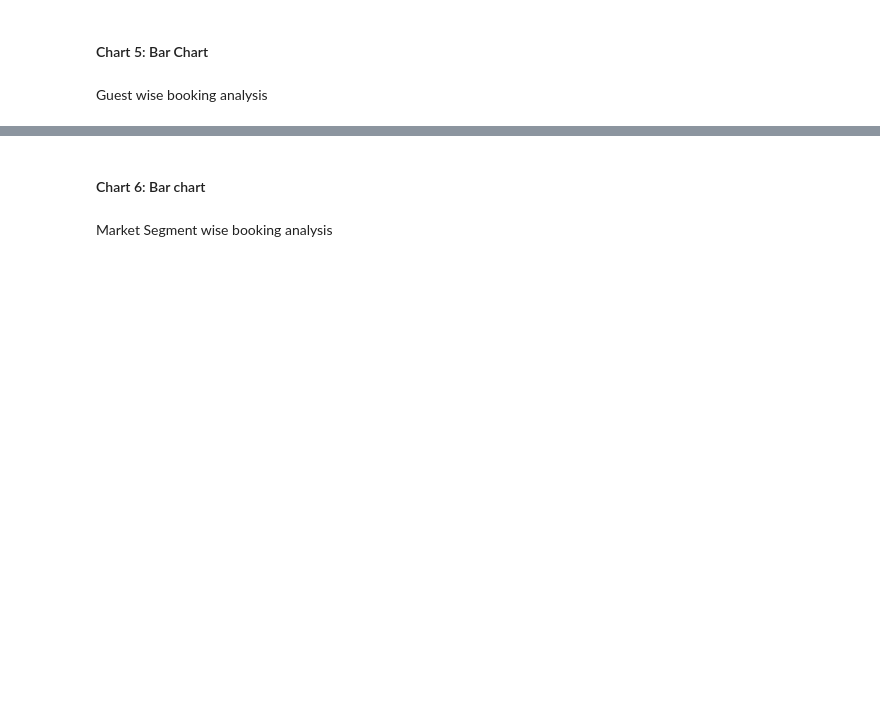
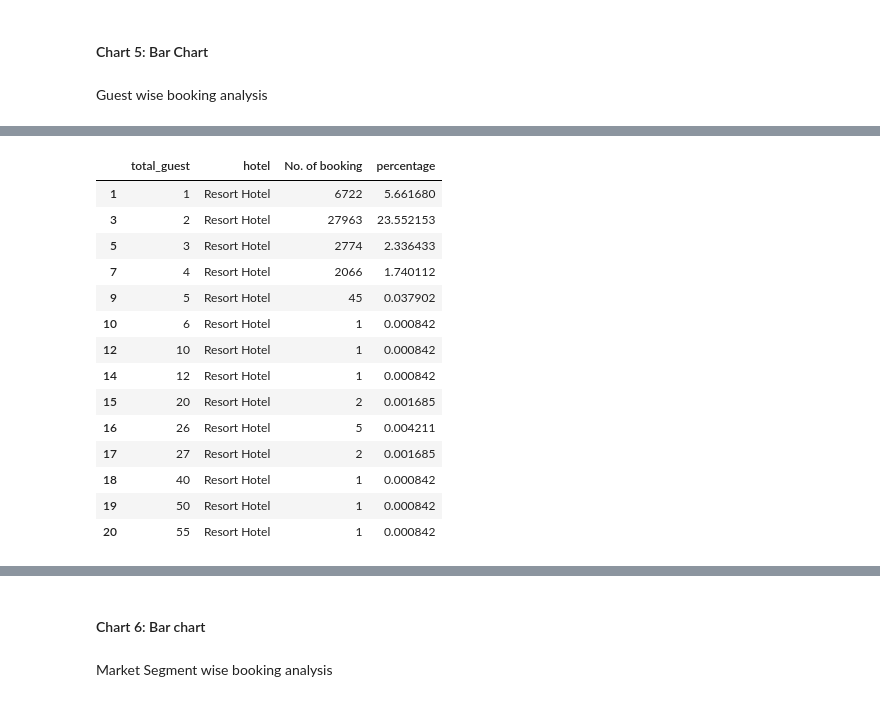
Before and after one commit to Codewith-Soumya/Hotel-Booking-Analysis, a Jupyter notebook: Hotel_booking_analysis_coding_Capstrone_Project_2.ipynb, the cells around one changed output, grey strips where cells are left out. Drawn from its saved outputs; the diff is of its cells as text; code cells hidden in the pictures; blank space fills up the shorter version.

```diff
--- a/Hotel_booking_analysis_coding_Capstrone_Project_2.ipynb
+++ b/Hotel_booking_analysis_coding_Capstrone_Project_2.ipynb
@@ -419,0 +416,18 @@ guest_wise.plot.bar(x='total_guest',y='percentage')
+# %%
+resort_hotel_data
+# %% [output]
+|  | total_guest | hotel | No. of booking | percentage |
+| 1 | 1 | Resort Hotel | 6722 | 5.661680 |
+| 3 | 2 | Resort Hotel | 27963 | 23.552153 |
+| 5 | 3 | Resort Hotel | 2774 | 2.336433 |
+| 7 | 4 | Resort Hotel | 2066 | 1.740112 |
+| 9 | 5 | Resort Hotel | 45 | 0.037902 |
+| 10 | 6 | Resort Hotel | 1 | 0.000842 |
+| 12 | 10 | Resort Hotel | 1 | 0.000842 |
+| 14 | 12 | Resort Hotel | 1 | 0.000842 |
+| 15 | 20 | Resort Hotel | 2 | 0.001685 |
+| 16 | 26 | Resort Hotel | 5 | 0.004211 |
+| 17 | 27 | Resort Hotel | 2 | 0.001685 |
+| 18 | 40 | Resort Hotel | 1 | 0.000842 |
+| 19 | 50 | Resort Hotel | 1 | 0.000842 |
+| 20 | 55 | Resort Hotel | 1 | 0.000842 |
```
Also changed, not shown: parts of 5 cells of this notebook.
